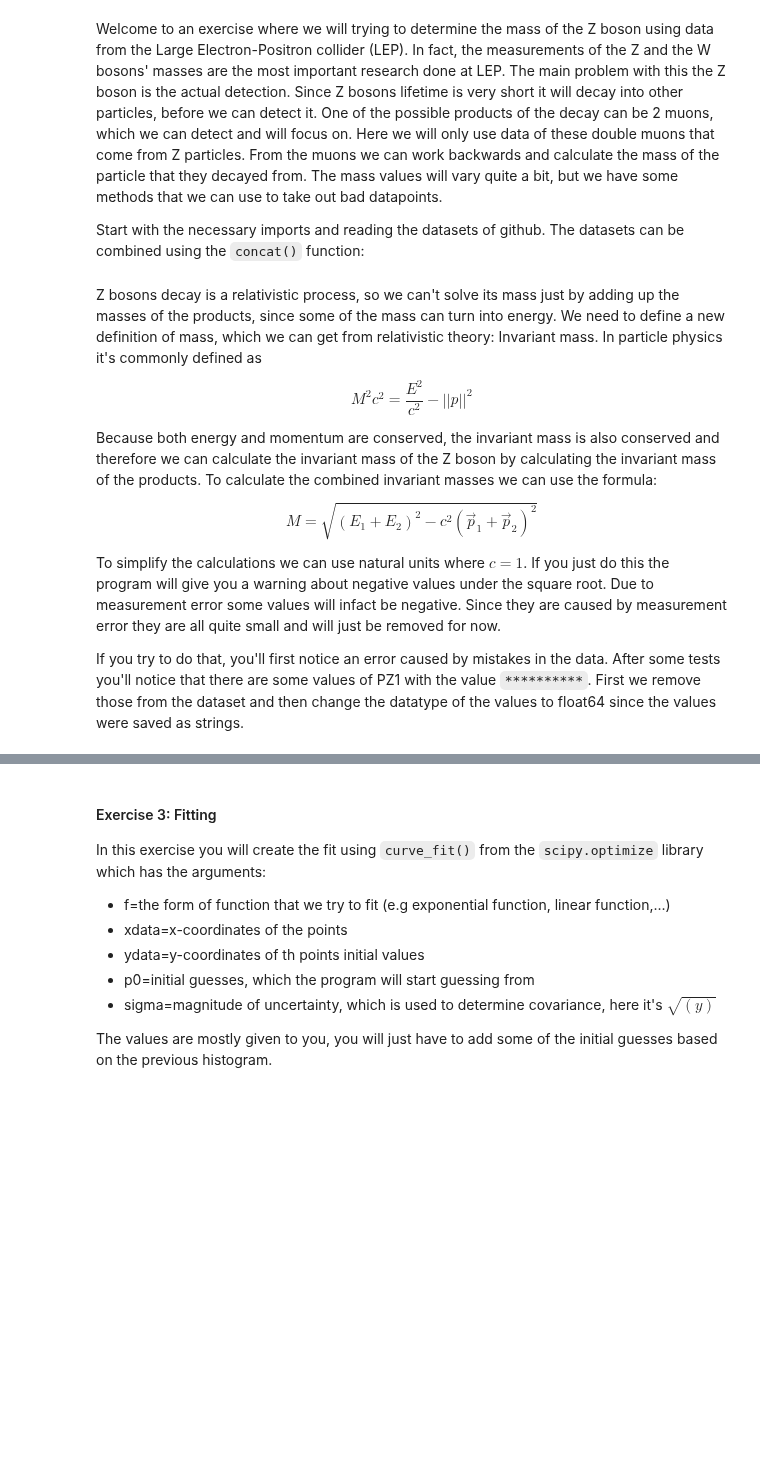
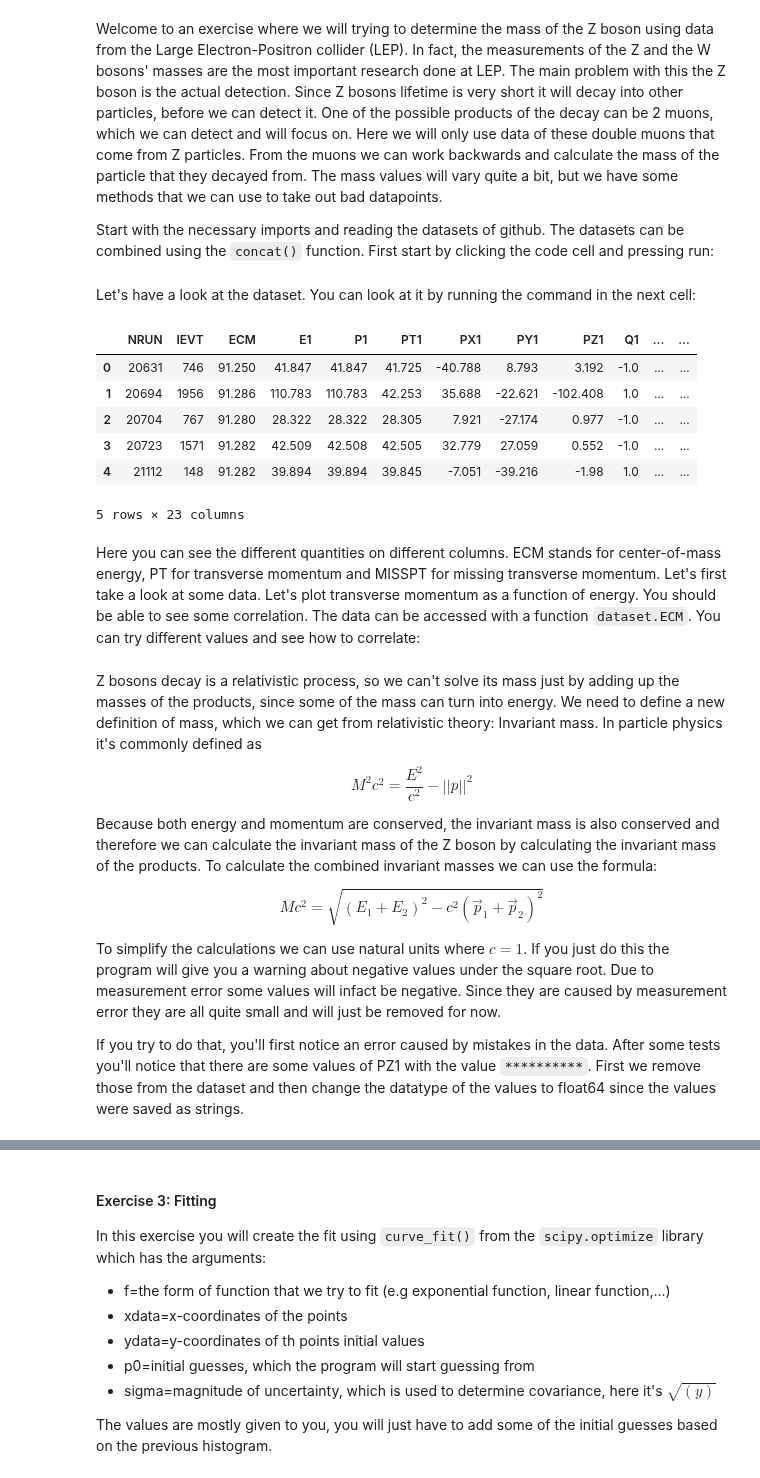
Before and after one commit to kraikisto/CERN_LEP_Z_boson, a Jupyter notebook: full_ex.ipynb, the cells around one changed output, grey strips where cells are left out. Saved outputs shown, nothing was run; the diff lists cells and outputs as text; code cells hidden in the pictures; blank space fills up the shorter version.

```diff
--- a/full_ex.ipynb
+++ b/full_ex.ipynb
@@ -1,7 +1,7 @@
 # %% [markdown]
 Welcome to an exercise where we will trying to determine the mass of the Z boson using data from the Large Electron-Positron collider (LEP). In fact, the measurements of the Z and the W bosons' masses are the most important research done at LEP. The main problem with this the Z boson is the actual detection. Since Z bosons lifetime is very short it will decay into other particles, before we can detect it. One of the possible products of the decay can be 2 muons, which we can detect and will focus on. Here we will only use data of these double muons that come from Z particles. From the muons we can work backwards and calculate the mass of the particle that they decayed from. The mass values will vary quite a bit, but we have some methods that we can use to take out bad datapoints.
 
-Start with the necessary imports and reading the datasets of github. The datasets can be combined using the `concat()` function:
+Start with the necessary imports and reading the datasets of github. The datasets can be combined using the `concat()` function. First start by clicking the code cell and pressing run:
 # %%
 import pandas as pd
 import matplotlib.pyplot as plt
@@ -14,3 +14,17 @@ dataset92 = pd.read_csv('https://raw.githubusercontent.com/kraikisto/CERN_LEP_Z_
 dataset93 = pd.read_csv('https://raw.githubusercontent.com/kraikisto/CERN_LEP_Z_boson/main/dimuon_short93_d2_000.csv.gz',index_col=False)
 dataset94 = pd.read_csv('https://raw.githubusercontent.com/kraikisto/CERN_LEP_Z_boson/main/dimuon_short94_c2_000.csv.gz',index_col=False)
 dataset = pd.concat([dataset91, dataset92, dataset93, dataset94])
+# %% [markdown]
+Let's have a look at the dataset. You can look at it by running the command in the next cell:
+# %%
+dataset.head()
+# %% [output]
+|  | NRUN | IEVT | ECM | E1 | P1 | PT1 | PX1 | PY1 | PZ1 | Q1 | ... | ... |
+| 0 | 20631 | 746 | 91.250 | 41.847 | 41.847 | 41.725 | -40.788 | 8.793 | 3.192 | -1.0 | ... | ... |
+| 1 | 20694 | 1956 | 91.286 | 110.783 | 110.783 | 42.253 | 35.688 | -22.621 | -102.408 | 1.0 | ... | ... |
+| 2 | 20704 | 767 | 91.280 | 28.322 | 28.322 | 28.305 | 7.921 | -27.174 | 0.977 | -1.0 | ... | ... |
+| 3 | 20723 | 1571 | 91.282 | 42.509 | 42.508 | 42.505 | 32.779 | 27.059 | 0.552 | -1.0 | ... | ... |
+| 4 | 21112 | 148 | 91.282 | 39.894 | 39.894 | 39.845 | -7.051 | -39.216 | -1.98 | 1.0 | ... | ... |
+5 rows × 23 columns
+# %% [markdown]
+Here you can see the different quantities on different columns. ECM stands for center-of-mass energy, PT for transverse momentum and MISSPT for missing transverse momentum. Let's first take a look at some data. Let's plot transverse momentum as a function of energy. You should be able to see some correlation. The data can be accessed with a function `dataset.ECM`. You can try different values and see how to correlate:
@@ -25,7 +41,7 @@ $$
 Because both energy and momentum are conserved, the invariant mass is also conserved and therefore we can calculate the invariant mass of the Z boson by calculating the invariant mass of the products. To calculate the combined invariant masses we can use the formula:
 
 $$
-M = \sqrt{(E_1 + E_2)^2 - c^2 (\vec{p}_1 + \vec{p}_2)^2 }
+Mc^2 = \sqrt{(E_1 + E_2)^2 - c^2 (\vec{p}_1 + \vec{p}_2)^2 }
 $$
 
 To simplify the calculations we can use natural units where $c=1$. If you just do this the program will give you a warning about negative values under the square root. Due to measurement error some values will infact be negative. Since they are caused by measurement error they are all quite small and will just be removed for now.
```
Also changed, not shown: parts of 17 cells of this notebook.
